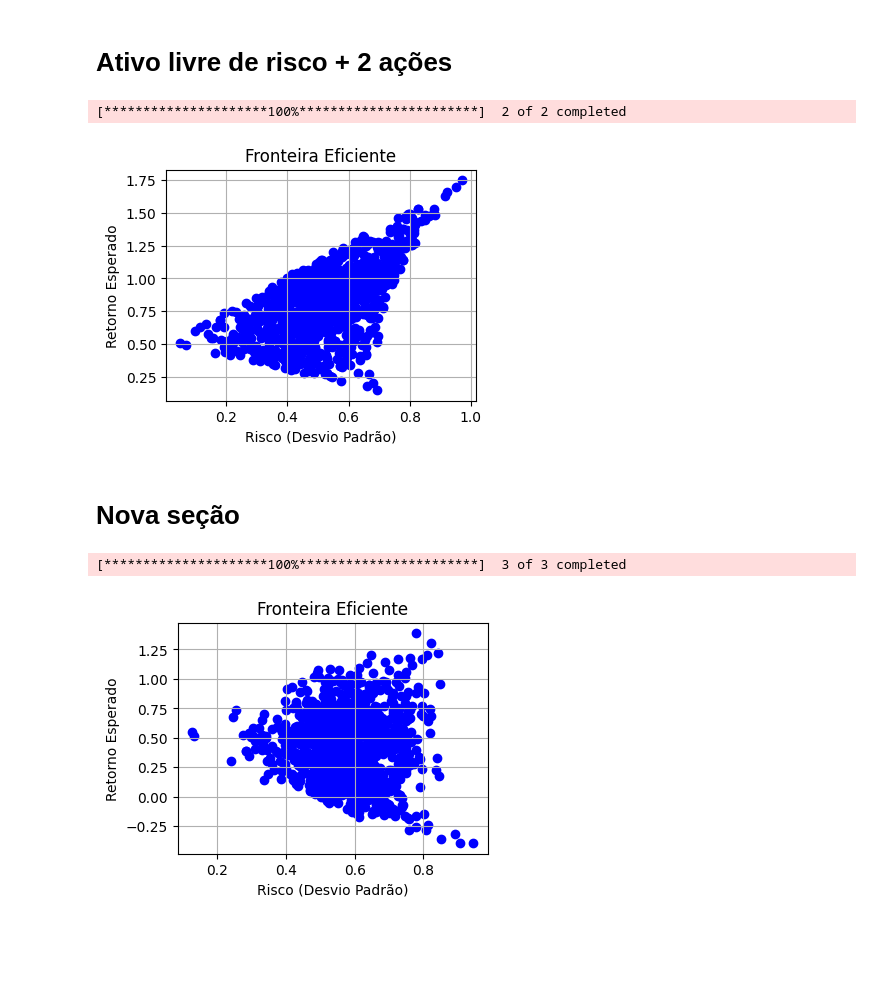
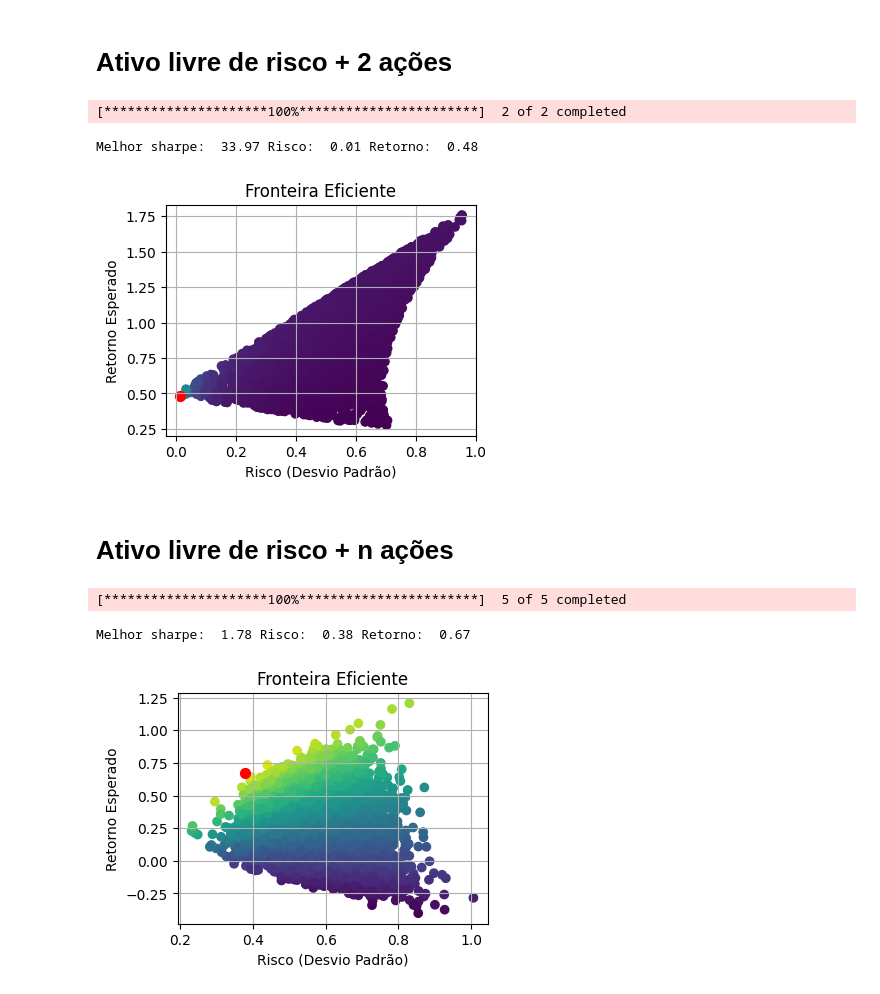
Before and after one commit to Roterdamjr/Mestrado, a Jupyter notebook: Markowitz_Simples.ipynb, the cells around one changed output. Cells and saved outputs as stored; diff of their text form; code cells hidden in the pictures; blank space fills up the shorter version.

```diff
--- a/Markowitz_Simples.ipynb
+++ b/Markowitz_Simples.ipynb
@@ -42,7 +42,7 @@ def fn_gera_carteiras(df, numero_carteiras , risk_free=0 ):
     sharpes.append(sharpe)
 
   carteiras = {'pesos': pesos,
-                'returns': retornos,
+                'retornos': retornos,
                 'riscos':riscos,
                'sharpes':sharpes}
 
@@ -50,9 +50,14 @@ def fn_gera_carteiras(df, numero_carteiras , risk_free=0 ):
 
 def plota(retornos, riscos, labels=None):
     sharpe = carteiras['sharpes']
-
+    indice = np.array(sharpe).argmax()
+    y_axis = retornos[indice]
+    X_axis = riscos[indice]
     plt.figure(figsize=(4,3))
     plt.scatter(riscos, retornos, c=sharpe, cmap = 'viridis')
+
+    plt.scatter(X_axis, y_axis, c = 'red', s = 50)
+
     plt.title("Fronteira Eficiente")
     plt.xlabel("Risco (Desvio Padrão)")
     plt.ylabel("Retorno Esperado")
@@ -62,6 +67,13 @@ def plota(retornos, riscos, labels=None):
     if labels != None:
       for i in range(len(labels)):
           plt.text(riscos[i] , retornos[i] , str(labels[i]), fontsize=9)
+
+    #melhor sharpe
+    ind_melhor_sharpe  = np.array(sharpe).argmax()
+    print('Melhor sharpe: ',
+          round(sharpe[ind_melhor_sharpe],2) , 'Risco: ',
+          round(riscos[ind_melhor_sharpe],2), 'Retorno: ' ,
+          round(retornos[ind_melhor_sharpe],2))
 
     plt.show()
 
@@ -193,29 +209,31 @@ rend_risk_free_anual = .1
 a=  rend_risk_free_anual/252
 df['rf']  =a # em rendimento diario considerando 252 dias ao ano
 
-carteiras = fn_gera_carteiras(df ,1000)
-retornos, riscos, pesos = carteiras['returns'], carteiras['riscos'], carteiras['pesos']
+carteiras = fn_gera_carteiras(df ,5000)
+retornos, riscos, pesos = carteiras['retornos'], carteiras['riscos'], carteiras['pesos']
 plota(retornos, riscos)
 # %% [output]
 [*********************100%***********************]  2 of 2 completed
+Melhor sharpe:  33.97 Risco:  0.01 Retorno:  0.48
-[figure, old version]
+[figure, new version]
-# %% [markdown]
-# Nova seção
+# %% [markdown]
+# Ativo livre de risco + n ações
 # %%
 df_precos = pd.DataFrame()
-tickers = ['ITUB4.SA','PETR4.SA', 'LREN3.SA']
+tickers = ['ITUB4.SA','PETR4.SA', 'LREN3.SA', 'EGIE3.SA', 'TRIS3.sa']
 
 df_precos = yf.download(tickers,  "2020-01-01", "2024-12-31",auto_adjust=True)['Close']
 df = df_precos.pct_change()
 df = df.dropna()
 
-rend_risk_free_anual = .1
+rend_risk_free_anual = .04  # 4% a.a.
 a=  rend_risk_free_anual/252
 df['rf']  =a # em rendimento diario considerando 252 dias ao ano
 
-carteiras = fn_gera_carteiras(df ,1000)
-retornos, riscos, pesos = carteiras['returns'], carteiras['riscos'], carteiras['pesos']
+carteiras = fn_gera_carteiras(df ,10000)
+retornos, riscos, pesos = carteiras['retornos'], carteiras['riscos'], carteiras['pesos']
 plota(retornos, riscos)
 # %% [output]
-[*********************100%***********************]  3 of 3 completed
+[*********************100%***********************]  5 of 5 completed
+Melhor sharpe:  1.78 Risco:  0.38 Retorno:  0.67
-[figure, old version]
+[figure, new version]
```
Also changed, not shown: parts of 5 cells of this notebook.
